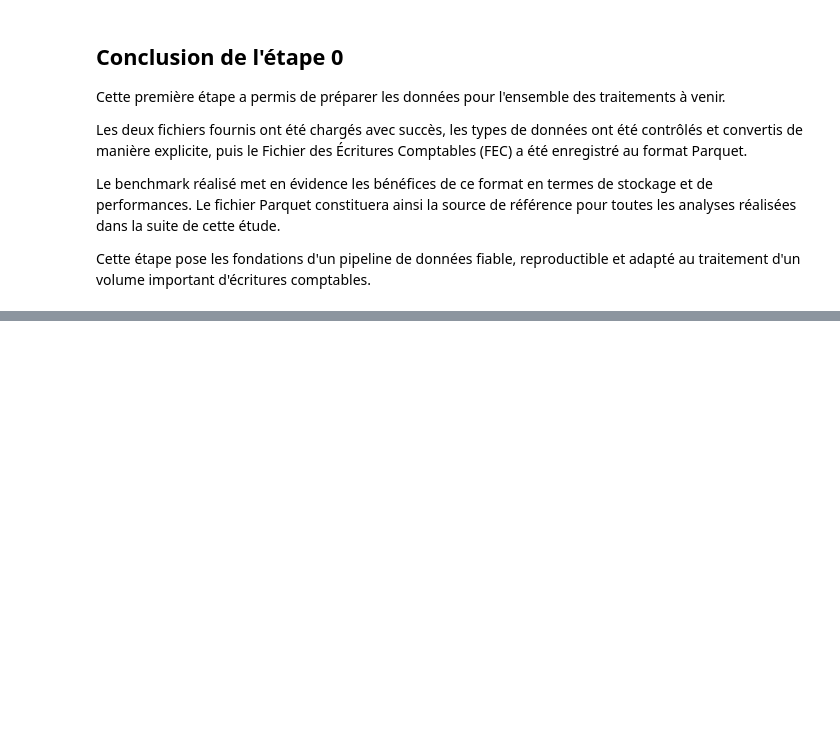
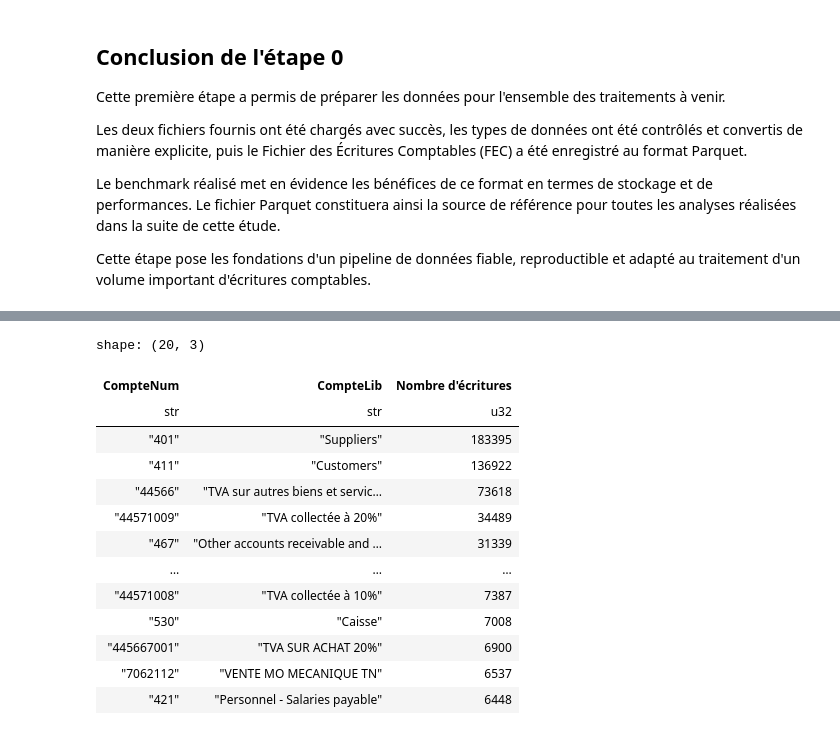
Before and after one commit to Magatte805/Test_data_Numeris, a Jupyter notebook: Notebooks/Analyse.ipynb, the cells around one changed output, grey strips where cells are left out. Drawn from its saved outputs; the diff is of its cells as text; code cells hidden in the pictures; blank space fills up the shorter version.

```diff
--- a/Notebooks/Analyse.ipynb
+++ b/Notebooks/Analyse.ipynb
@@ -254,0 +536,30 @@ Cette étape pose les fondations d'un pipeline de données fiable, reproductible
+# %%
+# Comptes comptables les plus représentés
+
+# Afin de mieux comprendre la structure du FEC, cette analyse identifie les comptes comptables les plus fréquemment utilisés. Elle permet de mettre en évidence les comptes qui concentrent le plus grand nombre d'écritures et de repérer les postes comptables les plus significatifs de l'activité des entreprises.
+
+top_accounts = (
+    fec
+    .group_by(["CompteNum", "CompteLib"])
+    .agg(
+        pl.len().alias("Nombre d'écritures")
+    )
+    .sort("Nombre d'écritures", descending=True)
+)
+
+top_accounts.head(20)
+# %% [output]
+shape: (20, 3)
+| CompteNum | CompteLib | Nombre d'écritures |
+| str | str | u32 |
+| "401" | "Suppliers" | 183395 |
+| "411" | "Customers" | 136922 |
+| "44566" | "TVA sur autres biens et servic… | 73618 |
+| "44571009" | "TVA collectée à 20%" | 34489 |
+| "467" | "Other accounts receivable and … | 31339 |
+| … | … | … |
+| "44571008" | "TVA collectée à 10%" | 7387 |
+| "530" | "Caisse" | 7008 |
+| "445667001" | "TVA SUR ACHAT 20%" | 6900 |
+| "7062112" | "VENTE MO MECANIQUE TN" | 6537 |
+| "421" | "Personnel - Salaries payable" | 6448 |
```
Also changed, not shown: parts of 32 cells of this notebook.
